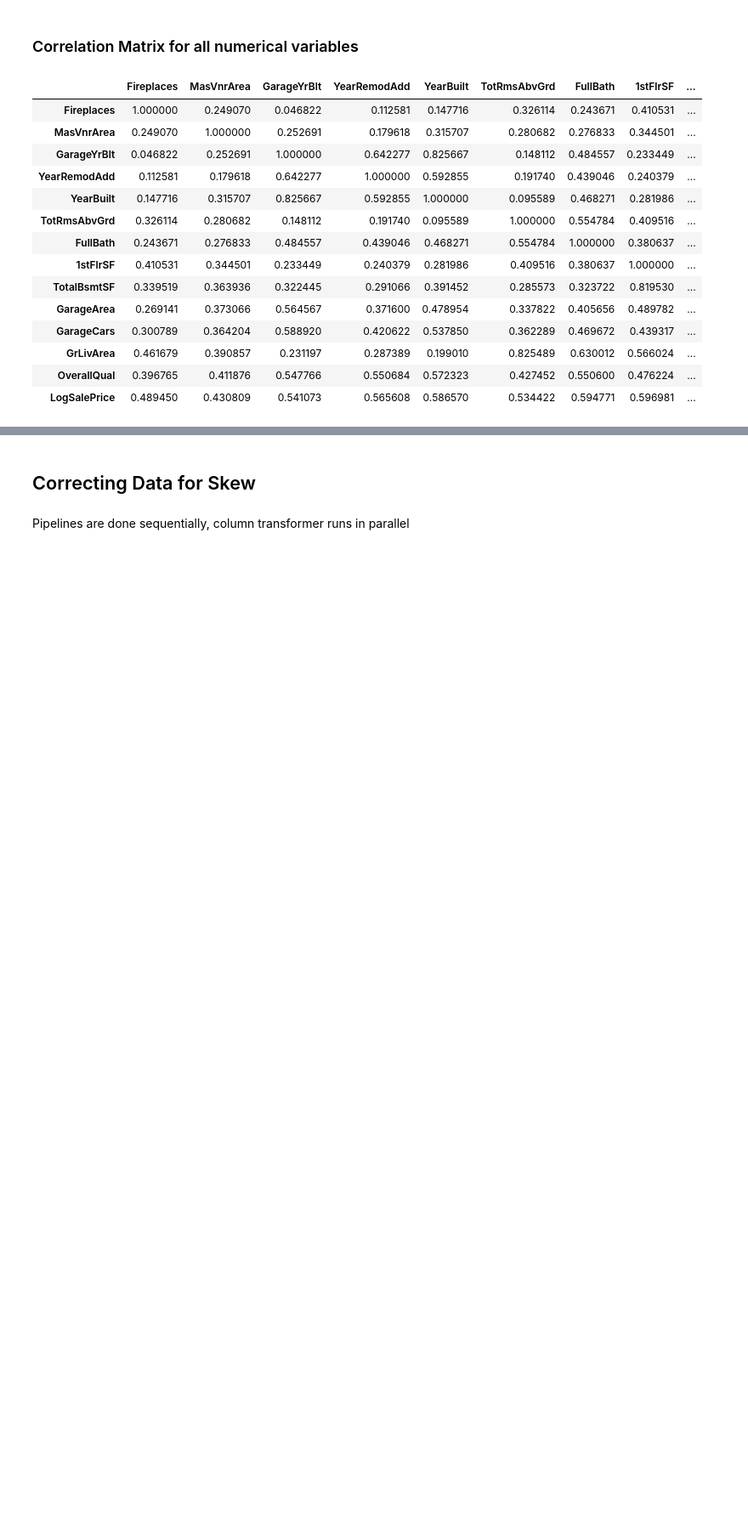
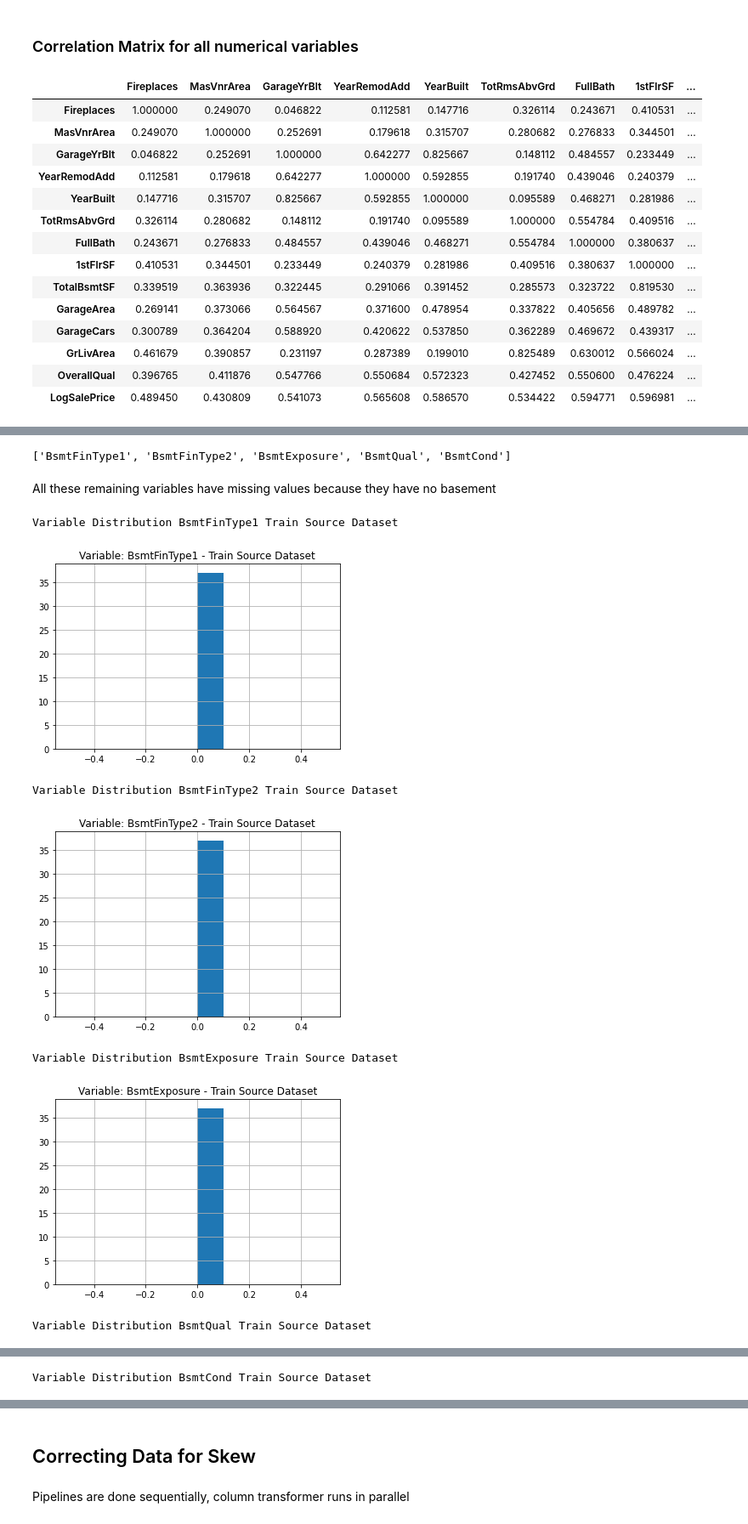
Before and after one commit to AdventurousDataScientist/HousePricingModel, a Jupyter notebook: Base Model.ipynb, the cells around one changed output, grey strips where cells are left out. Shown at 85% size. Cells and saved outputs as stored; diff of their text form; code cells hidden in the pictures; blank space fills up the shorter version.

```diff
--- a/Base Model.ipynb
+++ b/Base Model.ipynb
@@ -432,0 +270,5 @@ Both stacking regressors have far lower RMSLE's than the other models, it just g
+# %%
+for f in ['GarageType', 'GarageFinish', 'GarageQual', 'GarageCond']:
+    #print(f'Variable: {f}, unique values: {train_df[f].unique()}')
+    train_low_missing_vals_df2[f] = train_low_missing_vals_df2[f].fillna(value='NA')
+    test_low_missing_vals_df2[f] = test_low_missing_vals_df2[f].fillna(value='NA')
@@ -432,0 +315,2 @@ Both stacking regressors have far lower RMSLE's than the other models, it just g
+# %%
+bsmt_missing_cols = ['BsmtFinType1', 'BsmtFinType2', 'BsmtExposure', 'BsmtQual', 'BsmtCond']
@@ -432,0 +381,2 @@ Both stacking regressors have far lower RMSLE's than the other models, it just g
+# %%
+train_low_missing_vals_df2.loc[948, 'BsmtExposure'] = 'NA'
@@ -432,0 +390,2 @@ Both stacking regressors have far lower RMSLE's than the other models, it just g
+# %%
+train_low_missing_vals_df2.loc[332, 'BsmtFinType2'] = 'Unf'
@@ -432,0 +407,20 @@ Both stacking regressors have far lower RMSLE's than the other models, it just g
+# %%
+bsmt_missing_cols
+# %% [output]
+['BsmtFinType1', 'BsmtFinType2', 'BsmtExposure', 'BsmtQual', 'BsmtCond']
+# %% [markdown]
+All these remaining variables have missing values because they have no basement
+# %%
+for c in bsmt_missing_cols:
+    print(f'Variable Distribution {c} Train Source Dataset')
+    train_low_missing_vals_df2[pd.isnull(train_low_missing_vals_df2[c])]['TotalBsmtSF'].hist()
+    plt.title(f'Variable: {c} - Train Source Dataset')
+    plt.show()
+# %% [output]
+Variable Distribution BsmtFinType1 Train Source Dataset
+[figure, added]
+Variable Distribution BsmtFinType2 Train Source Dataset
+[figure, added]
+Variable Distribution BsmtExposure Train Source Dataset
+[figure, added]
+Variable Distribution BsmtQual Train Source Dataset
@@ -432,0 +428 @@ Both stacking regressors have far lower RMSLE's than the other models, it just g
+Variable Distribution BsmtCond Train Source Dataset
```
Also changed, not shown: parts of 280 cells of this notebook.
